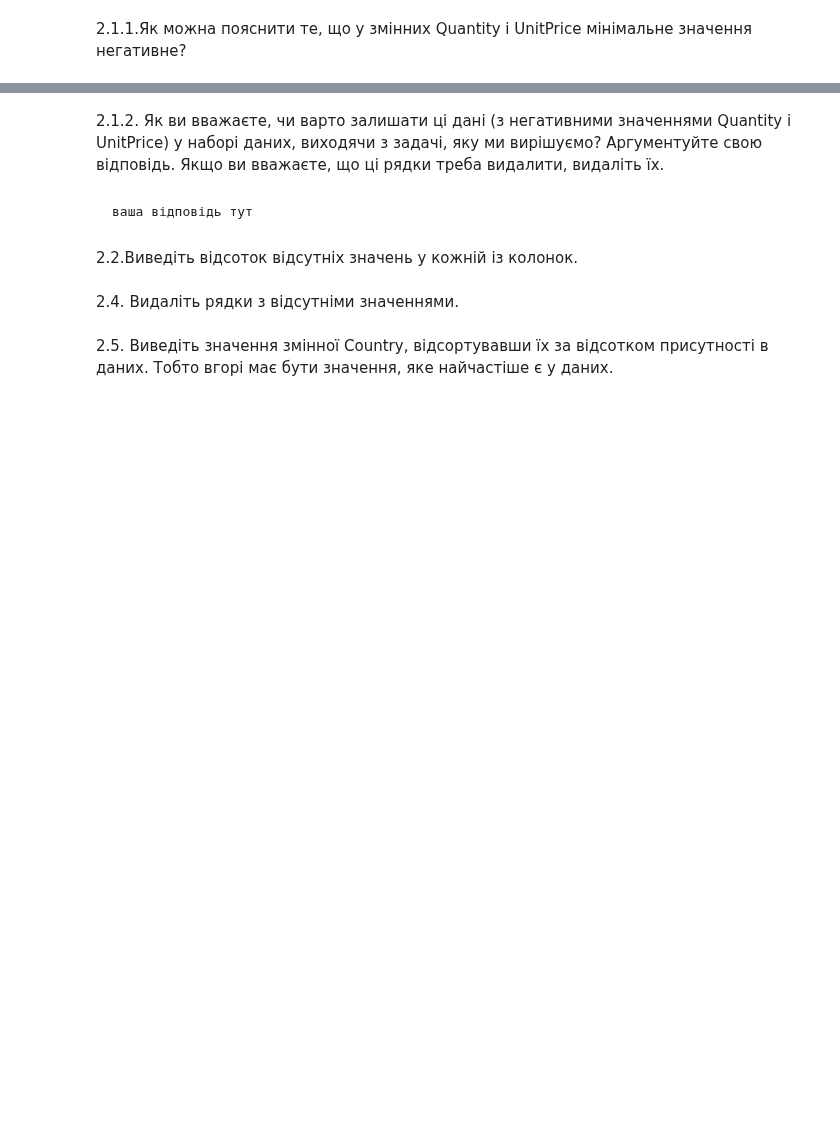
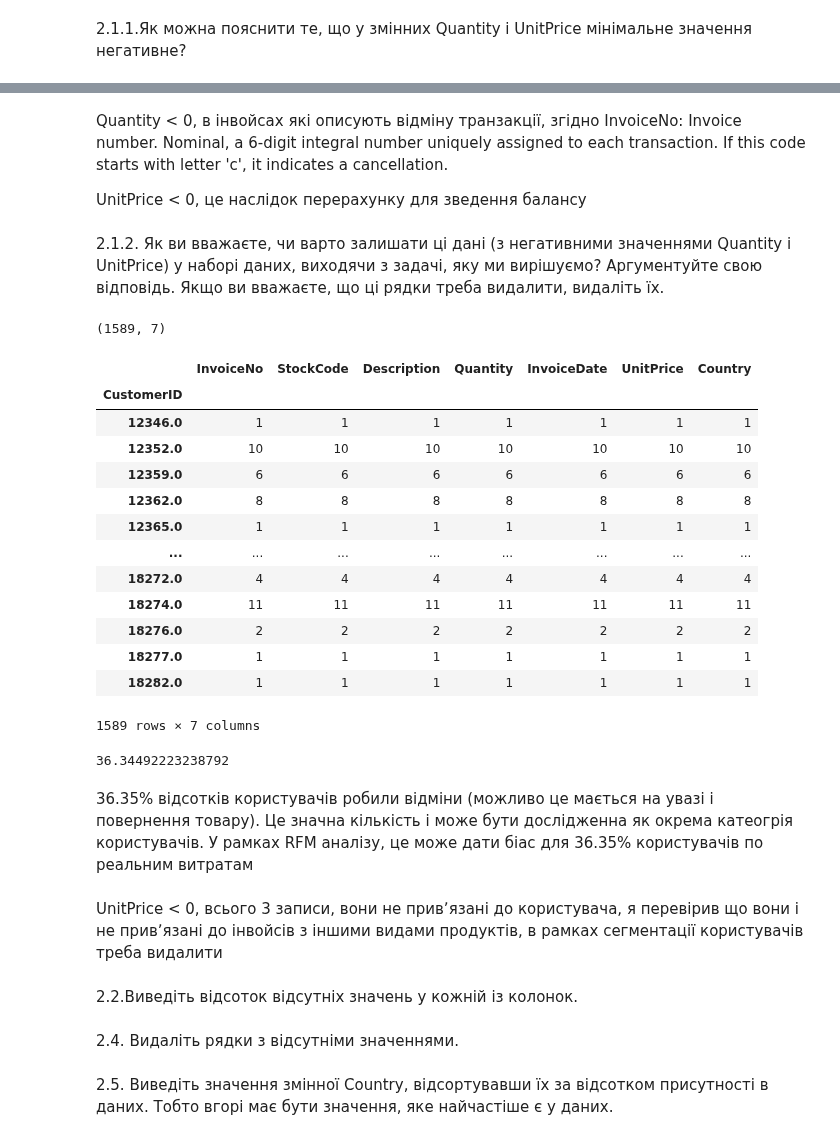
Before and after one commit to dmytrovelychko/rd_ds_python, a Jupyter notebook: hw_6.ipynb, the cells around one changed output, grey strips where cells are left out. Drawn from its saved outputs; the diff is of its cells as text; code cells hidden in the pictures; blank space fills up the shorter version.

```diff
--- a/hw_6.ipynb
+++ b/hw_6.ipynb
@@ -14,0 +13,2 @@
+# %%
+df = pd.read_excel('https://github.com/dmytrovelychko/rd_ds_python/raw/main/datasets/hw_6.xlsx')
@@ -26,8 +124,40 @@
+# %% [markdown]
+Quantity < 0, в інвойсах які описують відміну транзакції, згідно InvoiceNo: Invoice number. Nominal, a 6-digit integral number uniquely assigned to each transaction. If this code starts with letter 'c', it indicates a cancellation.
+
+UnitPrice < 0, це наслідок перерахунку для зведення балансу
 # %% [markdown]
 2.1.2. Як ви вважаєте, чи варто залишати ці дані (з негативними значеннями Quantity і UnitPrice) у наборі даних, виходячи з задачі, яку ми вирішуємо? Аргументуйте свою відповідь.
 Якщо ви вважаєте, що ці рядки треба видалити, видаліть їх.
-# %% [markdown]
-    ваша відповідь тут
+# %%
+customers_with_cancelletions = df[df["Quantity"] < 0 ].groupby("CustomerID").count()
+customers_with_cancelletions.shape
+# %% [output]
+(1589, 7)
+# %%
+customers_with_cancelletions
+# %% [output]
+|  | InvoiceNo | StockCode | Description | Quantity | InvoiceDate | UnitPrice | Country |
+| CustomerID |  |  |  |  |  |  |  |
+| 12346.0 | 1 | 1 | 1 | 1 | 1 | 1 | 1 |
+| 12352.0 | 10 | 10 | 10 | 10 | 10 | 10 | 10 |
+| 12359.0 | 6 | 6 | 6 | 6 | 6 | 6 | 6 |
+| 12362.0 | 8 | 8 | 8 | 8 | 8 | 8 | 8 |
+| 12365.0 | 1 | 1 | 1 | 1 | 1 | 1 | 1 |
+| ... | ... | ... | ... | ... | ... | ... | ... |
+| 18272.0 | 4 | 4 | 4 | 4 | 4 | 4 | 4 |
+| 18274.0 | 11 | 11 | 11 | 11 | 11 | 11 | 11 |
+| 18276.0 | 2 | 2 | 2 | 2 | 2 | 2 | 2 |
+| 18277.0 | 1 | 1 | 1 | 1 | 1 | 1 | 1 |
+| 18282.0 | 1 | 1 | 1 | 1 | 1 | 1 | 1 |
+1589 rows × 7 columns
+# %%
+(customers_with_cancelletions.shape[0]/df.groupby("CustomerID").count().shape[0])*100
+# %% [output]
+36.34492223238792
+# %% [markdown]
+36.35% відсотків користувачів робили відміни (можливо це мається на увазі і повернення товару). Це значна кількість і може бути дослідженна як окрема катеогрія користувачів. У рамках RFM аналізу, це може дати біас для 36.35% користувачів по реальним витратам
+# %% [markdown]
+UnitPrice < 0, всього 3 записи, вони не привʼязані до користувача, я перевірив що вони і не привʼязані до інвойсів з іншими видами продуктів, в рамках сегментації користувачів треба видалити
 # %% [markdown]
 2.2.Виведіть відсоток відсутніх значень у кожній із колонок.
 # %%
```
Also changed, not shown: parts of 14 cells of this notebook.
